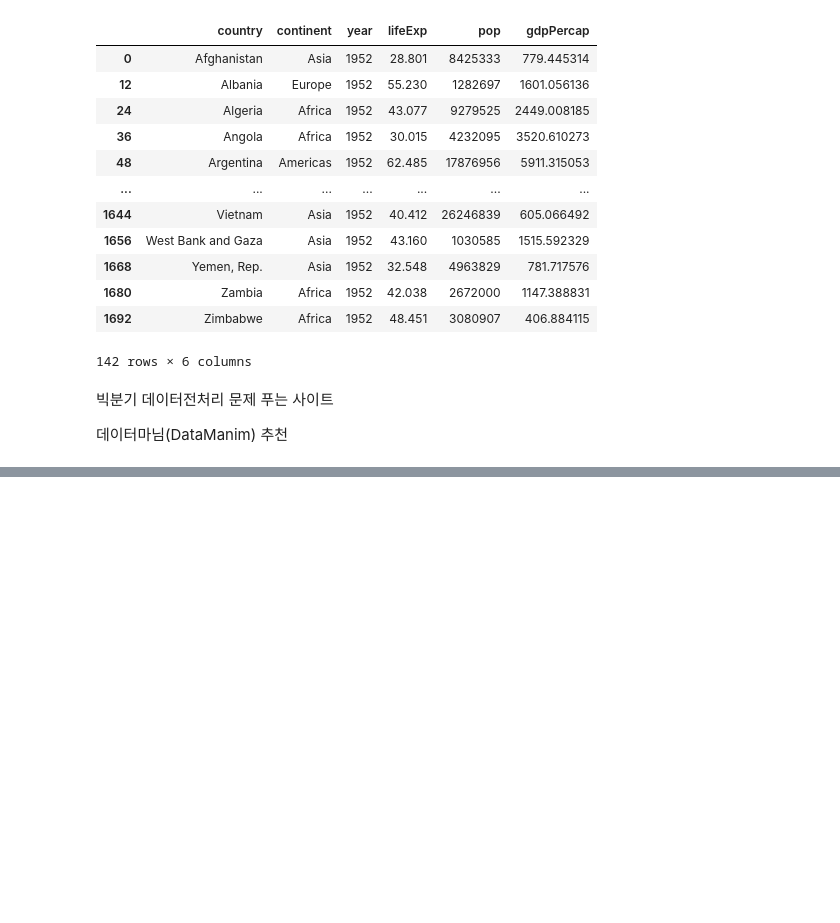
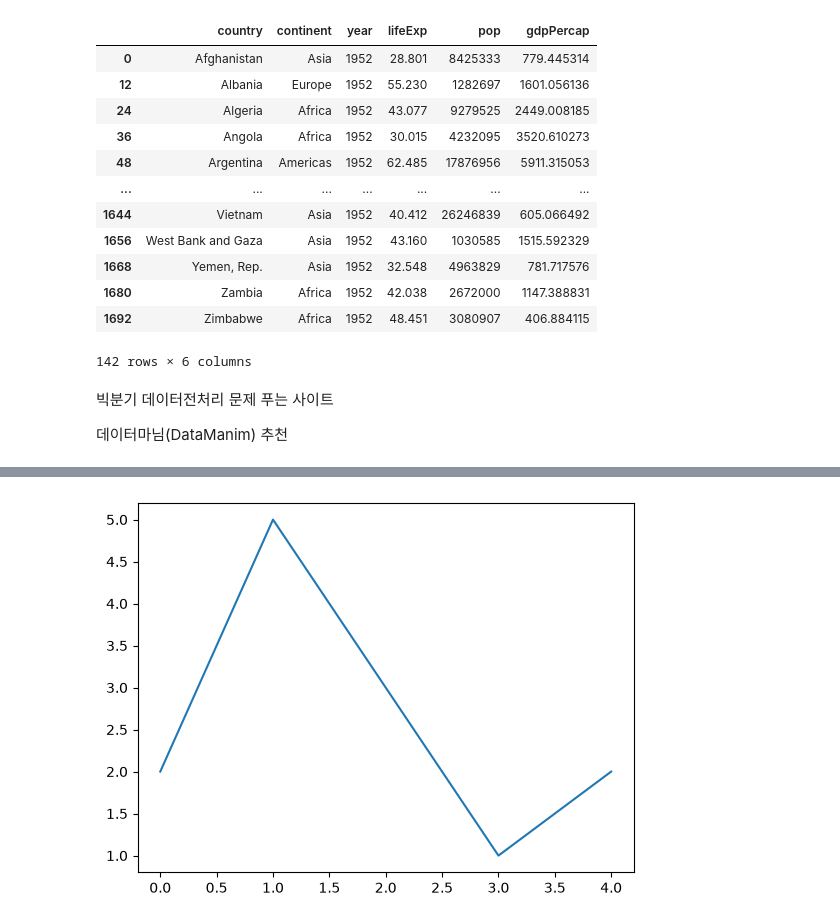
Before and after one commit to bhs6122/samsung_practice, a Jupyter notebook: 3week_2day/3week_2day.ipynb, the cells around one changed output, grey strips where cells are left out. Cells and saved outputs as stored; diff of their text form; code cells hidden in the pictures; blank space fills up the shorter version.

```diff
--- a/3week_2day/3week_2day.ipynb
+++ b/3week_2day/3week_2day.ipynb
@@ -552,0 +623,5 @@ df.loc[grouped.groups[1952]]
+# %%
+plt.plot([2, 5, 3, 1, 2])
+plt.savefig('a')    #'a'라는 이름의 사진으로 저장하기
+# %% [output]
+[figure, added]
```
Also changed, not shown: parts of 45 cells of this notebook, 11 other files.
